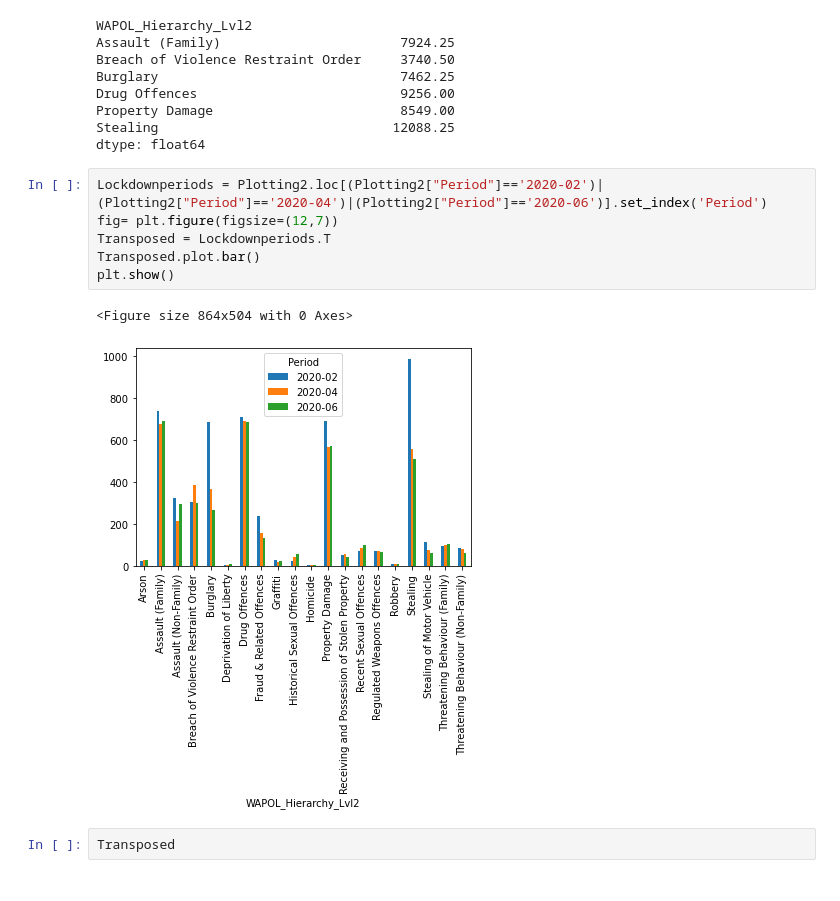
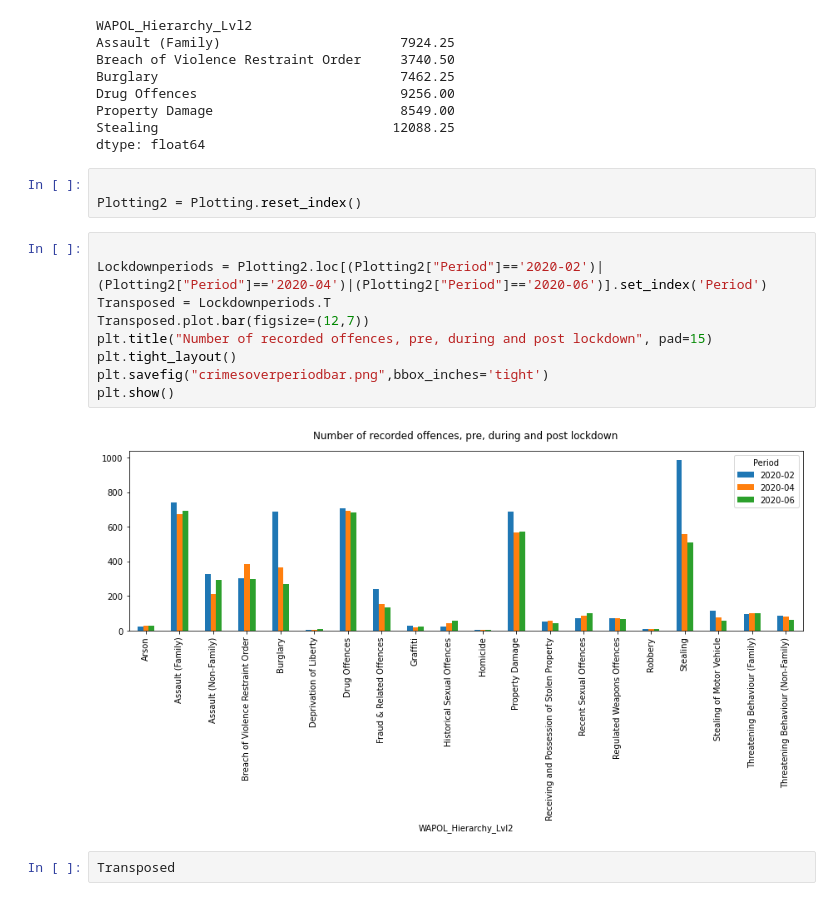
Before and after one commit to FernB/WACrimeRatesCovid19, a Jupyter notebook: WACrimeStatistics.ipynb, the cells around one changed output. Drawn from its saved outputs; the diff is of its cells as text.

Commit message:
improve change graphs

```diff
--- a/WACrimeStatistics.ipynb
+++ b/WACrimeStatistics.ipynb
@@ -248,15 +250,20 @@ Drug Offences                          9256.00
 Property Damage                        8549.00
 Stealing                              12088.25
 dtype: float64
+# %%
+
+Plotting2 = Plotting.reset_index()
 # %%
+
 Lockdownperiods = Plotting2.loc[(Plotting2["Period"]=='2020-02')|(Plotting2["Period"]=='2020-04')|(Plotting2["Period"]=='2020-06')].set_index('Period')
-fig= plt.figure(figsize=(12,7))
 Transposed = Lockdownperiods.T
-Transposed.plot.bar()
+Transposed.plot.bar(figsize=(12,7))
+plt.title("Number of recorded offences, pre, during and post lockdown", pad=15)
+plt.tight_layout()
+plt.savefig("crimesoverperiodbar.png",bbox_inches='tight')
 plt.show()
 # %% [output]
-<Figure size 864x504 with 0 Axes>
-[figure, old version]
+[figure, new version]
 # %%
 Transposed
 # %% [output]
```
Also changed, not shown: parts of 15 cells of this notebook, 6 other files.
